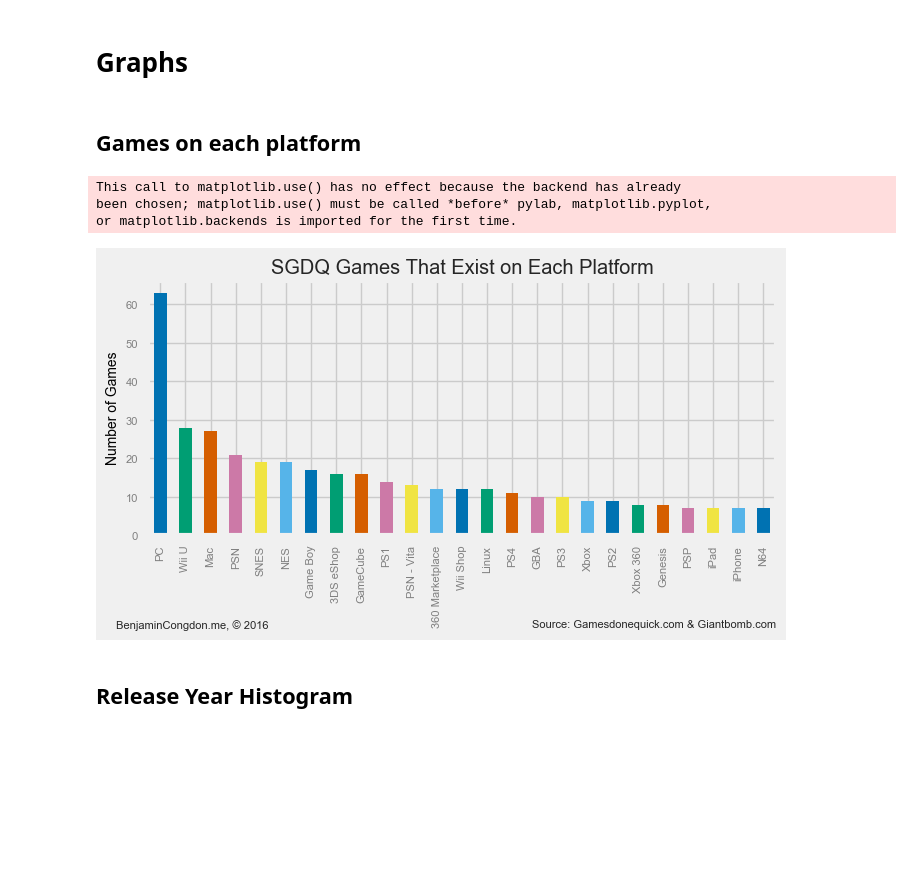
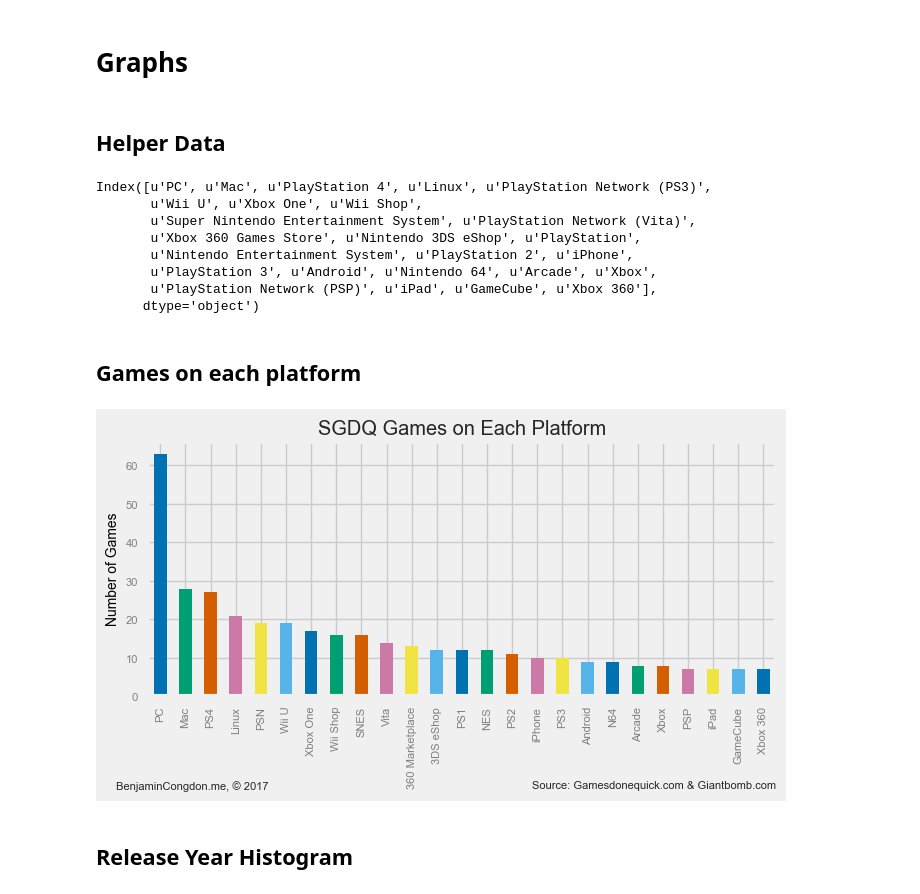
Before and after one commit to bcongdon/sgdq-2017-schedule-analysis, a Jupyter notebook: SGDQ-2017-Schedule-Analysis.ipynb, the cells around one changed output. Cells and saved outputs as stored; diff of their text form; code cells hidden in the pictures; blank space fills up the shorter version.

```diff
--- a/SGDQ-2017-Schedule-Analysis.ipynb
+++ b/SGDQ-2017-Schedule-Analysis.ipynb
@@ -49,6 +49,45 @@ def save_renders(filename):
     plt.tight_layout()
     plt.savefig('./img/{}.png'.format(filename), bbox_inches='tight', dpi=100)
     plt.savefig('./render/{}.png'.format(filename), bbox_inches='tight', dpi=500)
+# %% [markdown]
+## Helper Data
+# %%
+platform_names = {
+    'PC': 'PC',
+    'Mac': 'Mac',
+    'PlayStation 4': 'PS4',
+    'Linux': 'Linux',
+    'PlayStation Network (PS3)': 'PSN',
+    'Wii U': 'Wii U',
+    'Xbox One': 'Xbox One',
+    'Wii Shop': 'Wii Shop',
+    'Super Nintendo Entertainment System': 'SNES',
+    'PlayStation Network (Vita)': 'Vita',
+    'Xbox 360 Games Store': '360 Marketplace',
+    'Nintendo 3DS eShop': '3DS eShop',
+    'PlayStation': 'PS1',
+    'Nintendo Entertainment System': 'NES',
+    'PlayStation 2': 'PS2',
+    'iPhone': 'iPhone',
+    'PlayStation 3': 'PS3',
+    'Android': 'Android',
+    'Nintendo 64': 'N64',
+    'Arcade': 'Arcade',
+    'Xbox': 'Xbox',
+    'PlayStation Network (PSP)': 'PSP',
+    'iPad': 'iPad',
+    'GameCube': 'GameCube',
+    'Xbox 360': 'Xbox 360'
+}
+# %% [output]
+Index([u'PC', u'Mac', u'PlayStation 4', u'Linux', u'PlayStation Network (PS3)',
+       u'Wii U', u'Xbox One', u'Wii Shop',
+       u'Super Nintendo Entertainment System', u'PlayStation Network (Vita)',
+       u'Xbox 360 Games Store', u'Nintendo 3DS eShop', u'PlayStation',
+       u'Nintendo Entertainment System', u'PlayStation 2', u'iPhone',
+       u'PlayStation 3', u'Android', u'Nintendo 64', u'Arcade', u'Xbox',
+       u'PlayStation Network (PSP)', u'iPad', u'GameCube', u'Xbox 360'],
+      dtype='object')
 # %% [markdown]
 ## Games on each platform
 # %%
@@ -60,44 +99,37 @@ plt.rcParams['font.serif'] = 'Ubuntu'
 plt.rcParams['font.monospace'] = 'Ubuntu Mono'
 plt.rcParams['font.size'] = 10
 plt.rcParams['font.weight'] = 'normal'
 plt.rcParams['axes.labelcolor'] = 'black'
 plt.rcParams['axes.labelsize'] = 10
 plt.rcParams['figure.titleweight'] = 'bold'
 plt.rcParams['axes.labelweight'] = 'normal'
 
 plt.rcParams['xtick.color'] = 'grey'
 plt.rcParams['ytick.color'] = 'grey'
 plt.rcParams['xtick.labelsize'] = 8
 plt.rcParams['ytick.labelsize'] = 8
 plt.rcParams['figure.titlesize'] = 12
 
 palette = itertools.cycle(sns.color_palette('colorblind', 25))
 
 platforms = list()
 for game in actual_games:
     if 'platforms' in game['data'] and game['data']['platforms']:
         platforms += ([x['name'] for x in game['data']['platforms']])
 platforms = pd.Series(platforms)
 figure = plt.figure(figsize=(720/100, 475/100), dpi=100)
 ax = platforms.value_counts()[:25].plot(kind='bar', color = [palette.next() for x in range(25)])
-shortnames = ['PC', 'Wii U', 'Mac', 'PSN', 'SNES' ,'NES', 'Game Boy', '3DS eShop', 'GameCube',
-             'PS1', 'PSN - Vita', '360 Marketplace', 'Wii Shop', 'Linux', 'PS4', 'GBA', 'PS3',
-              'Xbox', 'PS2', 'Xbox 360', 'Genesis', 'PSP', 'iPad', 'iPhone', 'N64']
-ax.set_xticklabels(shortnames)
 
-for x in range(25):
-    ax.get_xticklabels()[x].title = shortnames
+ax.set_xticklabels([platform_names[x] for x in platforms.value_counts()[:25].index])
+
 plt.ylabel('Number of Games')
-plt.title("{} Games That Exist on Each Platform".format(EVENT_SHORTHAND))
+plt.title("{} Games on Each Platform".format(EVENT_SHORTHAND))
 ax.yaxis.set_ticks_position('left')
 ax.xaxis.set_ticks_position('bottom')
 add_info(ax, 1, -.35, -.05, -.35)
 save_renders('general_platform_counts')
 # %% [output]
-This call to matplotlib.use() has no effect because the backend has already
-been chosen; matplotlib.use() must be called *before* pylab, matplotlib.pyplot,
-or matplotlib.backends is imported for the first time.
-[figure, old version]
+[figure, new version]
 # %% [markdown]
 ## Release Year Histogram
 # %%
```
Also changed, not shown: parts of 4 cells of this notebook, 16 other files.
